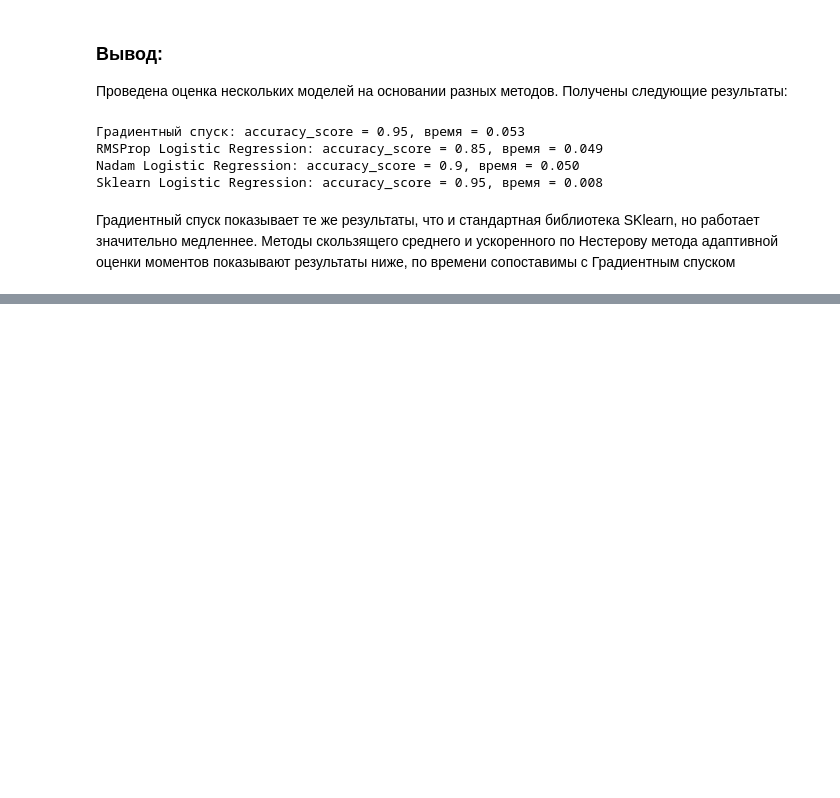
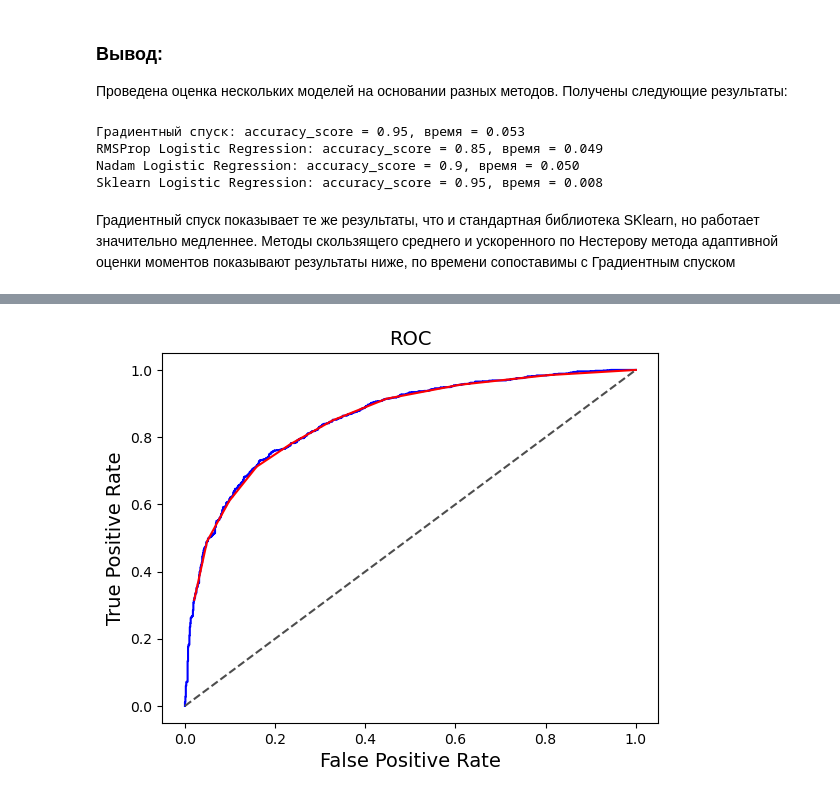
Before and after one commit to VyacheslavGusev/Machine_Lerning, a Jupyter notebook: ML_practice.ipynb, the cells around one changed output, grey strips where cells are left out. Drawn from its saved outputs; the diff is of its cells as text; code cells hidden in the pictures; blank space fills up the shorter version.

```diff
--- a/ML_practice.ipynb
+++ b/ML_practice.ipynb
@@ -565,0 +873,47 @@ Sklearn Logistic Regression: accuracy_score = 0.95, время = 0.008
+# %%
+thresholds = np.arange(0, 1, 0.1)
+fprs = []
+tprs = []
+prs = []
+rec = []
+pr_custom = []
+for threshold in thresholds:
+    tp = 0
+    fp = 0
+    fn = 0
+    tn = 0
+    for predicted_prob, actual in zip( predictions[:, 1], y_test ):
+        if predicted_prob >= threshold:
+            predicted = 1
+        else:
+            predicted = 0
+
+        if predicted == 1:
+            if actual == 1:
+                tp += 1
+            else:
+                fp += 1
+
+        else:
+            if actual == 1:
+                fn += 1
+            else:
+                tn += 1
+    tpr2 = tp/(tp + fn)
+    fpr2 = fp/(fp + tn)
+    precision = tp/(tp + fp)
+    recall = tpr2 #по определению
+    fprs.append(fpr2)
+    tprs.append(tpr2)
+    prs.append(precision)
+    rec.append(recall)
+# %%
+plt.plot( fpr, tpr, color = 'blue' )
+plt.plot( fprs, tprs, color = 'red' )
+plt.plot([0, 1], [0, 1], ls="--", c=".3")
+plt.title('ROC', fontdict={'fontsize': 14})
+plt.xlabel('False Positive Rate', fontdict={'fontsize': 14})
+plt.ylabel('True Positive Rate', fontdict={'fontsize': 14})
+plt.show()
+# %% [output]
+[figure, added]
```
Also changed, not shown: parts of 49 cells of this notebook.
